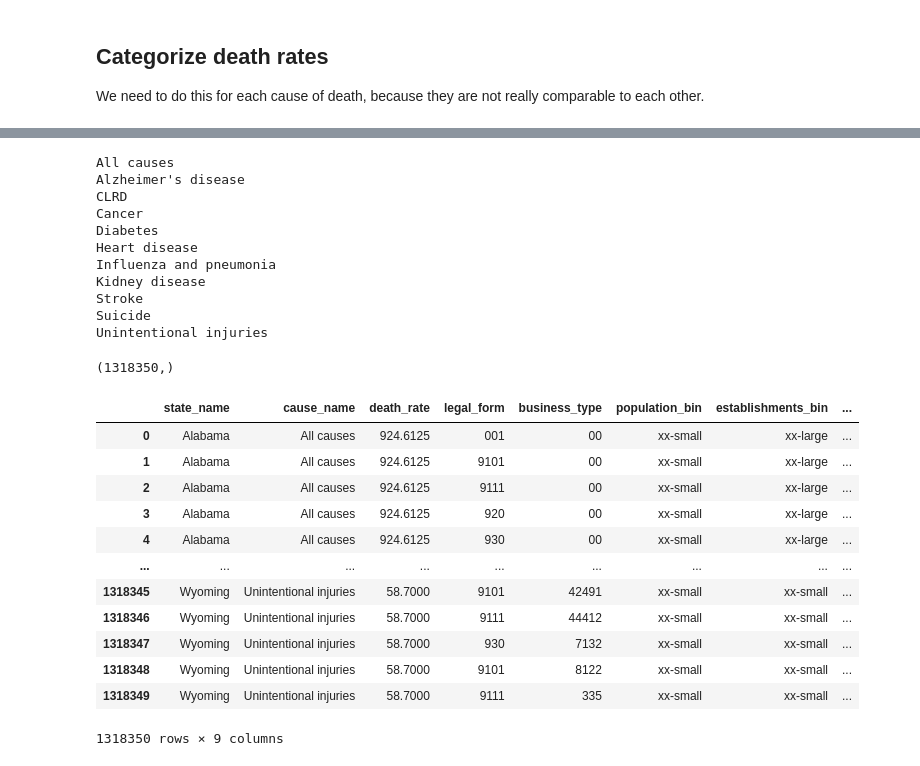
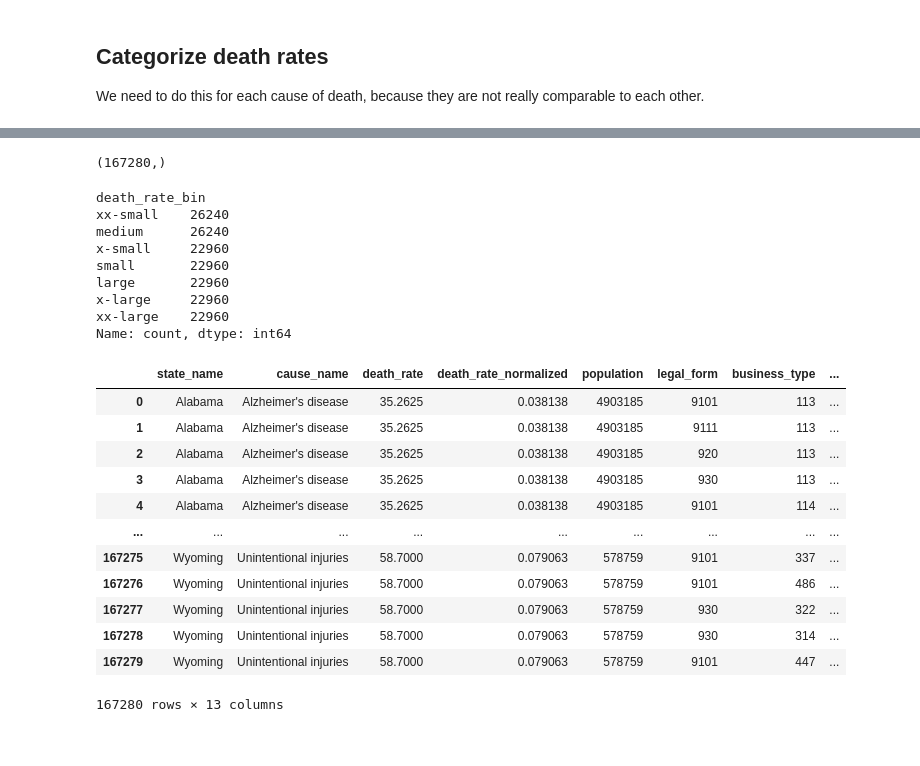
Before and after one commit to jsf80238/data_science, a Jupyter notebook: notebooks/death_rate.ipynb, the cells around one changed output, grey strips where cells are left out. Drawn from its saved outputs; the diff is of its cells as text; code cells hidden in the pictures.

```diff
--- a/notebooks/death_rate.ipynb
+++ b/notebooks/death_rate.ipynb
@@ -344,0 +415,4 @@ memory usage: 4.2+ MB
+# %%
+mask = (business_df[BUSINESS_TYPE].str.len() == 3)
+business_df = business_df[mask]
+business_df.shape
@@ -532,6 +610,6 @@ Adjust.
 ESTABLISHMENTS_PP = "establishments_pp"
 REVENUE_PP = "revenue_pp"
 df[ESTABLISHMENTS_PP] = df[ESTABLISHMENT_COUNT] / df[POPULATION]
-df[REVENUE_PP] = df[REVENUE_IN_THOUSANDS] / df[POPULATION]
+df[REVENUE_PP] = df[REVENUE_IN_THOUSANDS] * 1000 / df[POPULATION]
 df
 # %% [output]
@@ -629,6 +707,8 @@ Name: count, dtype: int64
 These did not exist at all in the original data, meaning their true value is zero, so XXSMALL is a good category.
 # %%
+df[ESTABLISHMENTS_PP] = df[ESTABLISHMENTS_PP].fillna(0)
 df[ESTABLISHMENTS_BIN] = df[ESTABLISHMENTS_BIN].fillna(XXSMALL)
+df[REVENUE_PP] = df[REVENUE_PP].fillna(0)
 df[REVENUE_BIN] = df[REVENUE_BIN].fillna(XXSMALL)
 df
 # %% [output]
@@ -651,4 +731,4 @@ We have columns we don't need.
 # %%
-df.drop(columns=[POPULATION, STATE_KEY, ESTABLISHMENT_COUNT, REVENUE_IN_THOUSANDS, ESTABLISHMENTS_PP, REVENUE_PP], inplace=True)
+df.drop(columns=[STATE_KEY, ESTABLISHMENT_COUNT, REVENUE_IN_THOUSANDS], inplace=True)
 df
 # %% [output]
@@ -699,7 +778,6 @@ except KeyError:
 all_labels_df = pd.DataFrame()
 
 for cause_name in df[CAUSE].unique():
-    print(cause_name)
     mask = (df[CAUSE] == cause_name)
     cause_labels = pd.qcut(df[mask][DEATH_RATE], 7, labels=[XXSMALL, XSMALL, SMALL, MEDIUM, LARGE, XLARGE, XXLARGE])
     if all_labels_df.size:
@@ -709,33 +787,31 @@ for cause_name in df[CAUSE].unique():
 
 all_labels_df.shape
 # %% [output]
-All causes
-Alzheimer's disease
-CLRD
-Cancer
-Diabetes
-Heart disease
-Influenza and pneumonia
-Kidney disease
-Stroke
-Suicide
-Unintentional injuries
+(167280,)
-(1318350,)
 # %%
 df = df.merge(all_labels_df, left_index=True, right_index=True, suffixes=(None, "_bin"))
-df[DEATH_RATE_BIN].value_counts()
+print(df[DEATH_RATE_BIN].value_counts())
 df
 # %% [output]
+death_rate_bin
+xx-small    26240
+medium      26240
+x-small     22960
+small       22960
+large       22960
+x-large     22960
+xx-large    22960
+Name: count, dtype: int64
-|  | state_name | cause_name | death_rate | legal_form | business_type | population_bin | establishments_bin | ... |
-| 0 | Alabama | All causes | 924.6125 | 001 | 00 | xx-small | xx-large | ... |
-| 1 | Alabama | All causes | 924.6125 | 9101 | 00 | xx-small | xx-large | ... |
-| 2 | Alabama | All causes | 924.6125 | 9111 | 00 | xx-small | xx-large | ... |
-| 3 | Alabama | All causes | 924.6125 | 920 | 00 | xx-small | xx-large | ... |
-| 4 | Alabama | All causes | 924.6125 | 930 | 00 | xx-small | xx-large | ... |
+|  | state_name | cause_name | death_rate | death_rate_normalized | population | legal_form | business_type | ... |
+| 0 | Alabama | Alzheimer's disease | 35.2625 | 0.038138 | 4903185 | 9101 | 113 | ... |
+| 1 | Alabama | Alzheimer's disease | 35.2625 | 0.038138 | 4903185 | 9111 | 113 | ... |
+| 2 | Alabama | Alzheimer's disease | 35.2625 | 0.038138 | 4903185 | 920 | 113 | ... |
+| 3 | Alabama | Alzheimer's disease | 35.2625 | 0.038138 | 4903185 | 930 | 113 | ... |
+| 4 | Alabama | Alzheimer's disease | 35.2625 | 0.038138 | 4903185 | 9101 | 114 | ... |
 | ... | ... | ... | ... | ... | ... | ... | ... | ... |
-| 1318345 | Wyoming | Unintentional injuries | 58.7000 | 9101 | 42491 | xx-small | xx-small | ... |
-| 1318346 | Wyoming | Unintentional injuries | 58.7000 | 9111 | 44412 | xx-small | xx-small | ... |
-| 1318347 | Wyoming | Unintentional injuries | 58.7000 | 930 | 7132 | xx-small | xx-small | ... |
-| 1318348 | Wyoming | Unintentional injuries | 58.7000 | 9101 | 8122 | xx-small | xx-small | ... |
-| 1318349 | Wyoming | Unintentional injuries | 58.7000 | 9111 | 335 | xx-small | xx-small | ... |
+| 167275 | Wyoming | Unintentional injuries | 58.7000 | 0.079063 | 578759 | 9101 | 337 | ... |
+| 167276 | Wyoming | Unintentional injuries | 58.7000 | 0.079063 | 578759 | 9101 | 486 | ... |
+| 167277 | Wyoming | Unintentional injuries | 58.7000 | 0.079063 | 578759 | 930 | 322 | ... |
+| 167278 | Wyoming | Unintentional injuries | 58.7000 | 0.079063 | 578759 | 930 | 314 | ... |
+| 167279 | Wyoming | Unintentional injuries | 58.7000 | 0.079063 | 578759 | 9101 | 447 | ... |
-1318350 rows × 9 columns
+167280 rows × 13 columns
```
Also changed, not shown: parts of 46 cells of this notebook.
